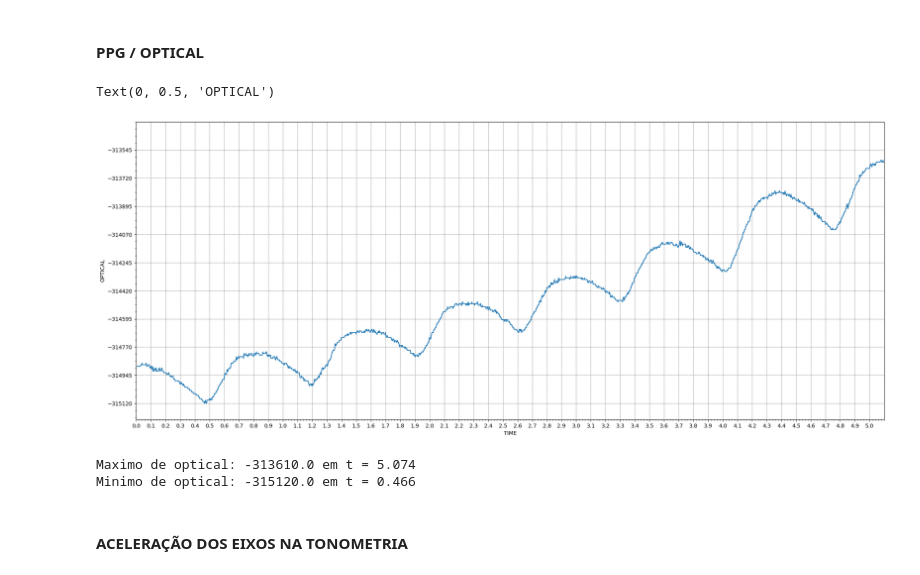
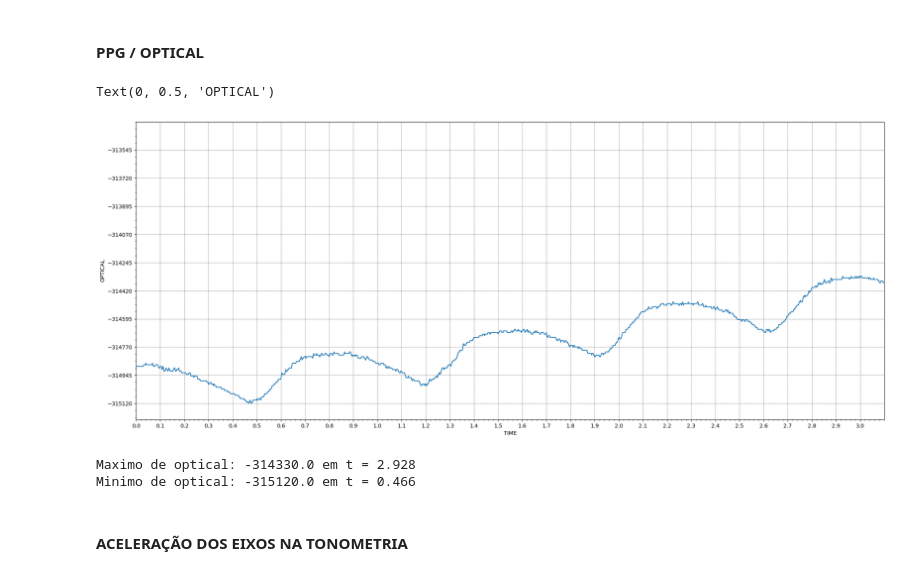
Before and after one commit to brendda-thamyres/processamento_de_sinal, a Jupyter notebook: features_analisys.ipynb, the cells around one changed output. Saved outputs shown, nothing was run; the diff lists cells and outputs as text; code cells hidden in the pictures.

```diff
--- a/features_analisys.ipynb
+++ b/features_analisys.ipynb
@@ -113,24 +155,24 @@ max_linha, min_linha = extremos_na_faixa(waveform_df, 'pressure', inicio=0.0, fi
 # %%
 fig, axs = plt.subplots(1,1, figsize=(25, 10))
 axs.plot(t, optical)
-axs.set_xlim(0, 5.1)
+axs.set_xlim(0, 3.1)
 axs.set_ylim(optical.min() - 100 , -313370)
 axs.set_yticks(np.arange(optical.min(), -313370, 175));
-axs.set_xticks(np.arange(0.00, 5.01, 0.1));
+axs.set_xticks(np.arange(0.00, 3.01, 0.1));
 
 #adicionando grades
 axs.minorticks_on()
 axs.grid(True, which='major' , color='black', linestyle=':', linewidth=0.6, axis='both')
 
 axs.set_xlabel("TIME")
 axs.set_ylabel("OPTICAL")
 # %% [output]
 Text(0, 0.5, 'OPTICAL')
-[figure, old version]
+[figure, new version]
 # %%
-max_linha, min_linha = extremos_na_faixa(waveform_df, 'optical', inicio=0.0, fim=5.1)
+max_linha, min_linha = extremos_na_faixa(waveform_df, 'optical', inicio=0.0, fim=3.1)
 # %% [output]
-Maximo de optical: -313610.0 em t = 5.074
+Maximo de optical: -314330.0 em t = 2.928
 Minimo de optical: -315120.0 em t = 0.466
 # %% [markdown]
 #### ACELERAÇÃO DOS EIXOS NA TONOMETRIA
```
Also changed, not shown: parts of 16 cells of this notebook.
